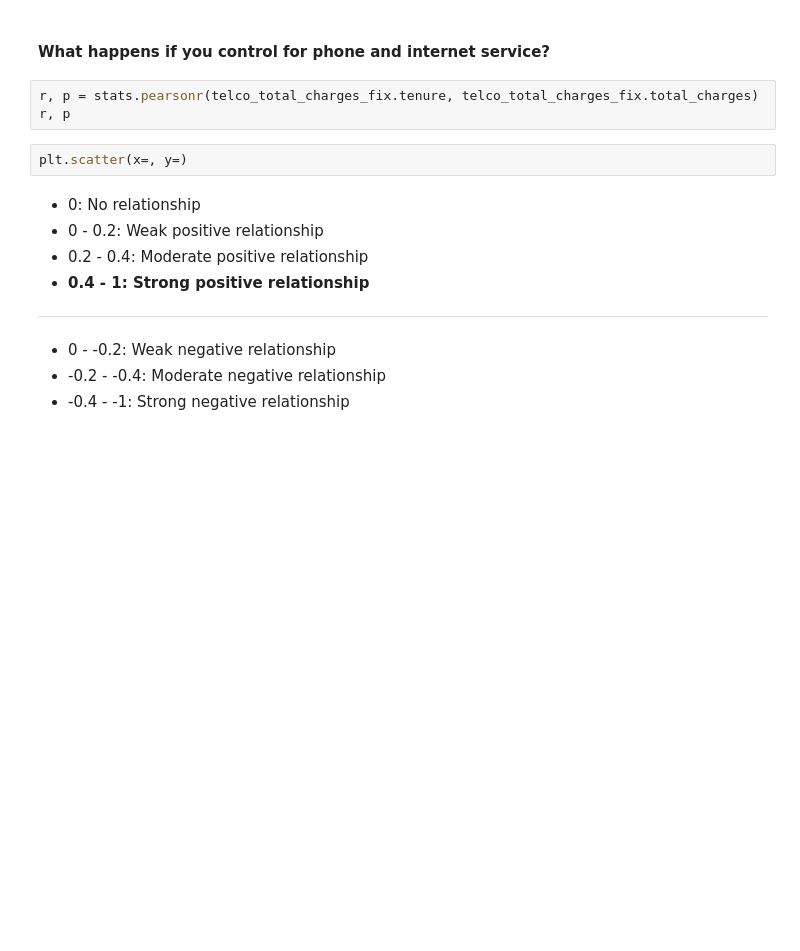
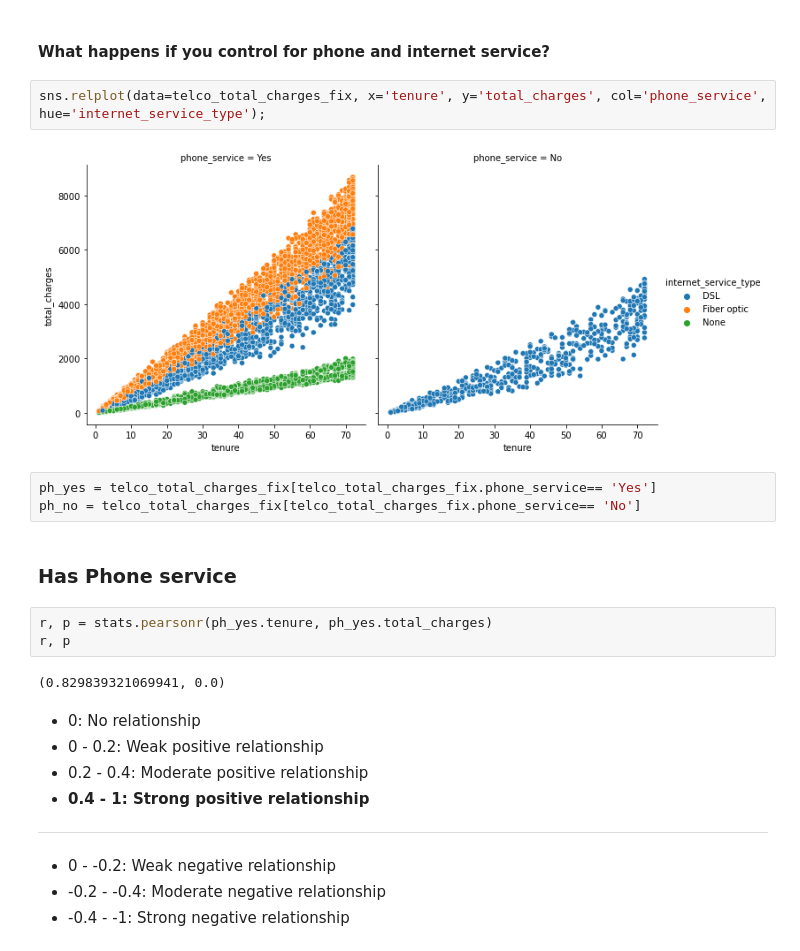
Before and after one commit to markydoug/statistics-exercises, a Jupyter notebook: hypothesis_testing.ipynb, the cells around one changed output. Cells and saved outputs as stored; diff of their text form; blank space fills up the shorter version.

```diff
--- a/hypothesis_testing.ipynb
+++ b/hypothesis_testing.ipynb
@@ -573,11 +583,20 @@ else:
 We reject the null hypothesis
 # %% [markdown]
 #### What happens if you control for phone and internet service?
+# %%
+sns.relplot(data=telco_total_charges_fix, x='tenure', y='total_charges', col='phone_service', hue='internet_service_type');
+# %% [output]
+[figure, added]
+# %%
+ph_yes = telco_total_charges_fix[telco_total_charges_fix.phone_service== 'Yes']
+ph_no = telco_total_charges_fix[telco_total_charges_fix.phone_service== 'No']
+# %% [markdown]
+### Has Phone service
 # %%
-r, p = stats.pearsonr(telco_total_charges_fix.tenure, telco_total_charges_fix.total_charges)
+r, p = stats.pearsonr(ph_yes.tenure, ph_yes.total_charges)
 r, p
+# %% [output]
+(0.829839321069941, 0.0)
-# %%
-plt.scatter(x=, y=)
 # %% [markdown]
 - 0: No relationship
 - 0 - 0.2: Weak positive relationship
```
Also changed, not shown: parts of 57 cells of this notebook.
